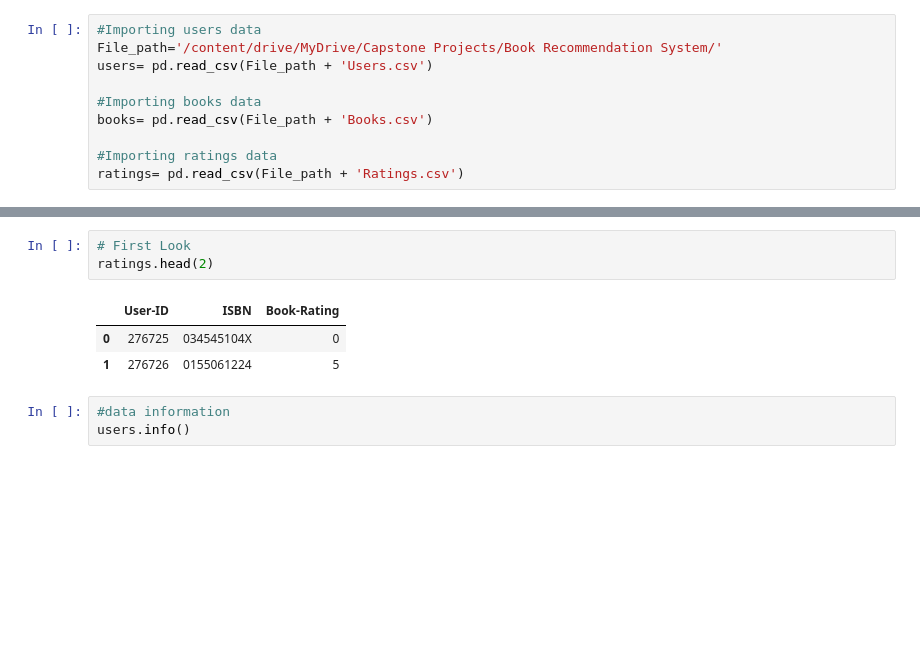
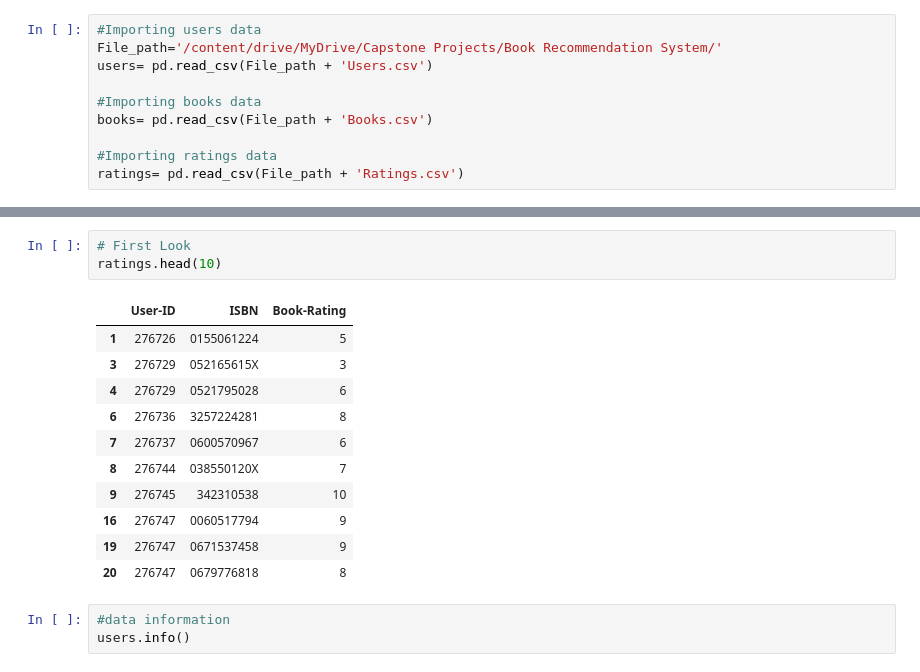
Before and after one commit to saurabhshinkar/BRS, a Jupyter notebook: Book_Recommendation_System_Saurabh_Shinkar.ipynb, the cells around one changed output, grey strips where cells are left out. Saved outputs shown, nothing was run; the diff lists cells and outputs as text; blank space fills up the shorter version.

```diff
--- a/Book_Recommendation_System_Saurabh_Shinkar.ipynb
+++ b/Book_Recommendation_System_Saurabh_Shinkar.ipynb
@@ -116,10 +127,18 @@ books.head(2)
 # %%
 # First Look
-ratings.head(2)
+ratings.head(10)
 # %% [output]
 |  | User-ID | ISBN | Book-Rating |
-| 0 | 276725 | 034545104X | 0 |
 | 1 | 276726 | 0155061224 | 5 |
+| 3 | 276729 | 052165615X | 3 |
+| 4 | 276729 | 0521795028 | 6 |
+| 6 | 276736 | 3257224281 | 8 |
+| 7 | 276737 | 0600570967 | 6 |
+| 8 | 276744 | 038550120X | 7 |
+| 9 | 276745 | 342310538 | 10 |
+| 16 | 276747 | 0060517794 | 9 |
+| 19 | 276747 | 0671537458 | 9 |
+| 20 | 276747 | 0679776818 | 8 |
 # %%
 #data information
 users.info()
```
Also changed, not shown: parts of 25 cells of this notebook.
